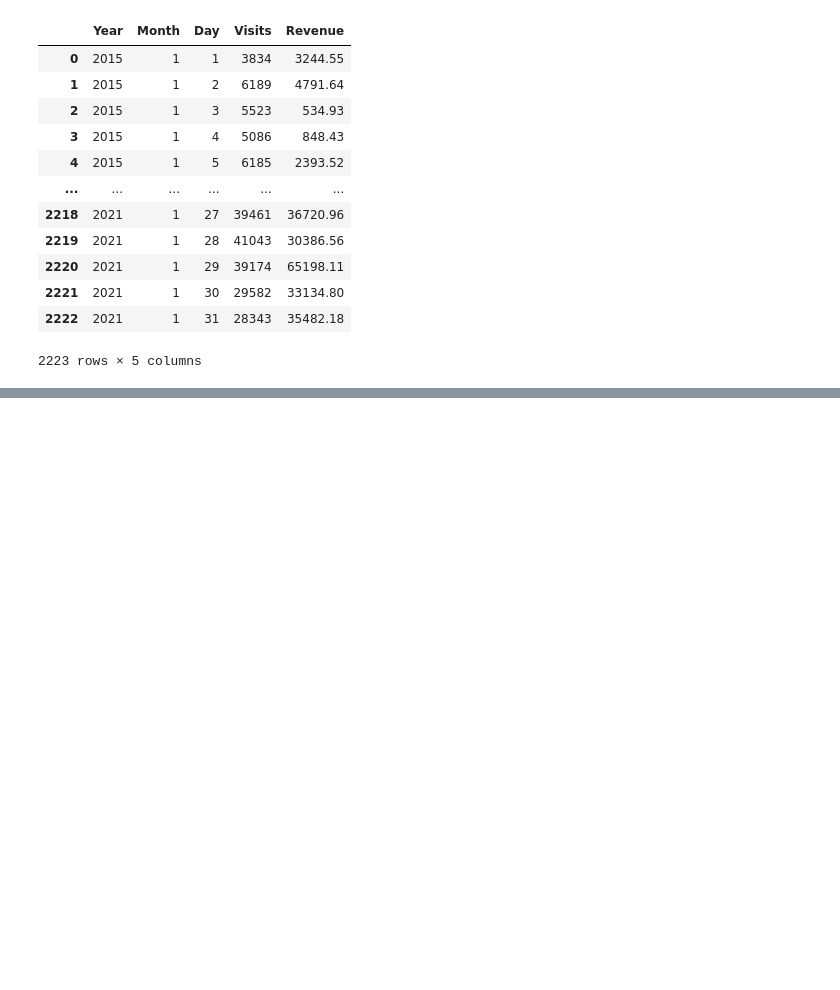
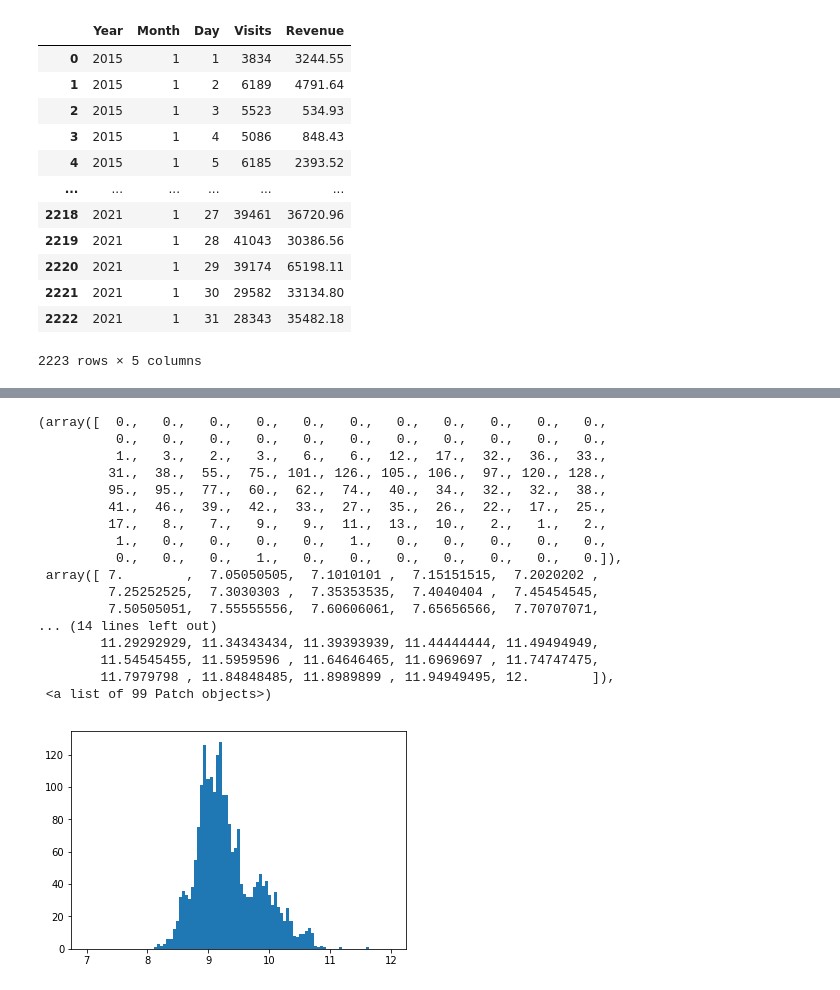
Before and after one commit to Jorge-Montenegro/TFM, a Jupyter notebook: TFM.ipynb, the cells around one changed output, grey strips where cells are left out. Cells and saved outputs as stored; diff of their text form; code cells hidden in the pictures; blank space fills up the shorter version.

```diff
--- a/TFM.ipynb
+++ b/TFM.ipynb
@@ -78,0 +184,21 @@ Name: Revenue, Length: 2223, dtype: float64
+# %%
+plt.hist(aux['Visits'], bins=np.linspace(start=7,stop=12,num=100))
+# %% [output]
+(array([  0.,   0.,   0.,   0.,   0.,   0.,   0.,   0.,   0.,   0.,   0.,
+          0.,   0.,   0.,   0.,   0.,   0.,   0.,   0.,   0.,   0.,   0.,
+          1.,   3.,   2.,   3.,   6.,   6.,  12.,  17.,  32.,  36.,  33.,
+         31.,  38.,  55.,  75., 101., 126., 105., 106.,  97., 120., 128.,
+         95.,  95.,  77.,  60.,  62.,  74.,  40.,  34.,  32.,  32.,  38.,
+         41.,  46.,  39.,  42.,  33.,  27.,  35.,  26.,  22.,  17.,  25.,
+         17.,   8.,   7.,   9.,   9.,  11.,  13.,  10.,   2.,   1.,   2.,
+          1.,   0.,   0.,   0.,   0.,   1.,   0.,   0.,   0.,   0.,   0.,
+          0.,   0.,   0.,   1.,   0.,   0.,   0.,   0.,   0.,   0.,   0.]),
+ array([ 7.        ,  7.05050505,  7.1010101 ,  7.15151515,  7.2020202 ,
+         7.25252525,  7.3030303 ,  7.35353535,  7.4040404 ,  7.45454545,
+         7.50505051,  7.55555556,  7.60606061,  7.65656566,  7.70707071,
+... (14 lines left out)
+        11.29292929, 11.34343434, 11.39393939, 11.44444444, 11.49494949,
+        11.54545455, 11.5959596 , 11.64646465, 11.6969697 , 11.74747475,
+        11.7979798 , 11.84848485, 11.8989899 , 11.94949495, 12.        ]),
+ <a list of 99 Patch objects>)
+[figure, added]
```
Also changed, not shown: parts of 33 cells of this notebook.
